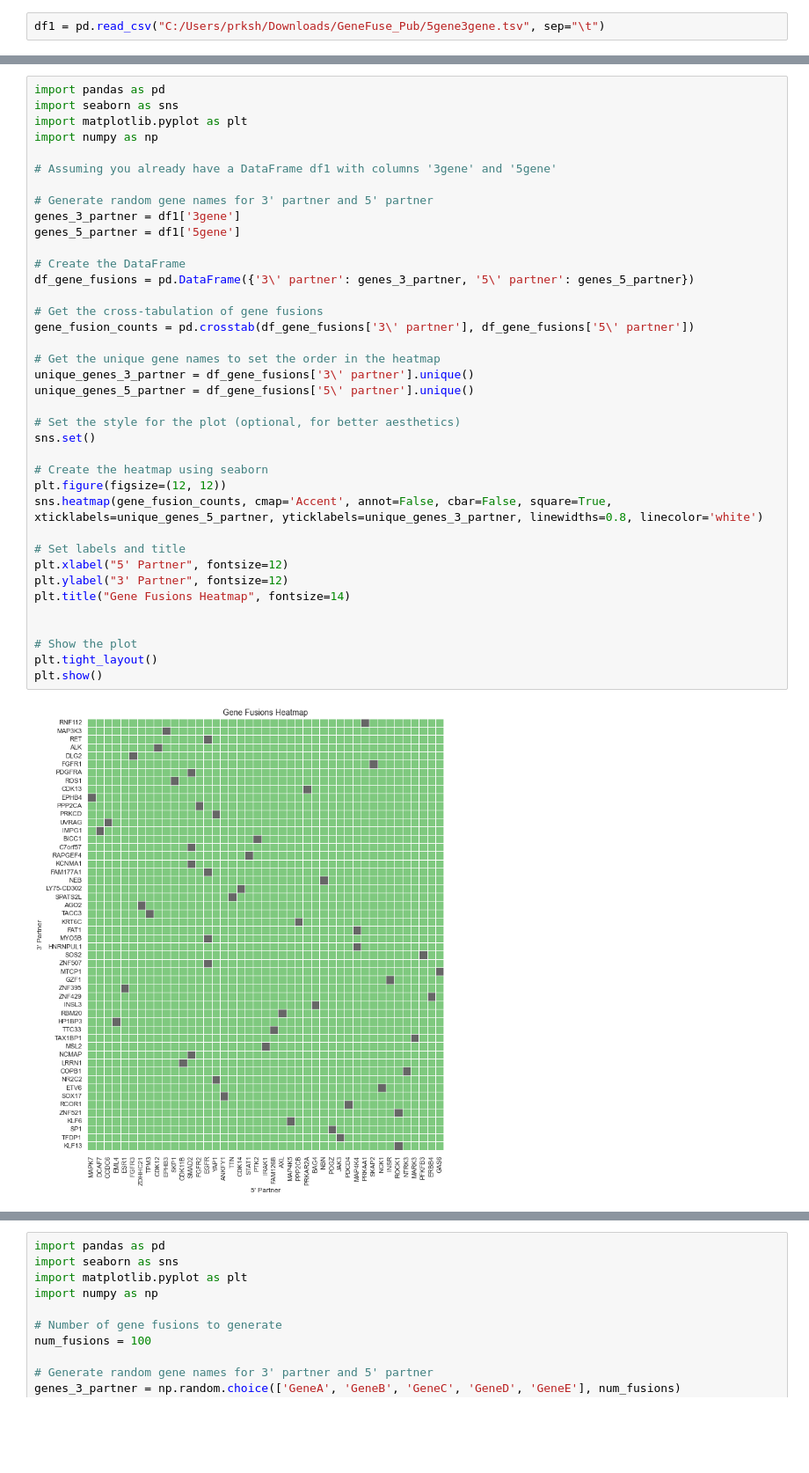
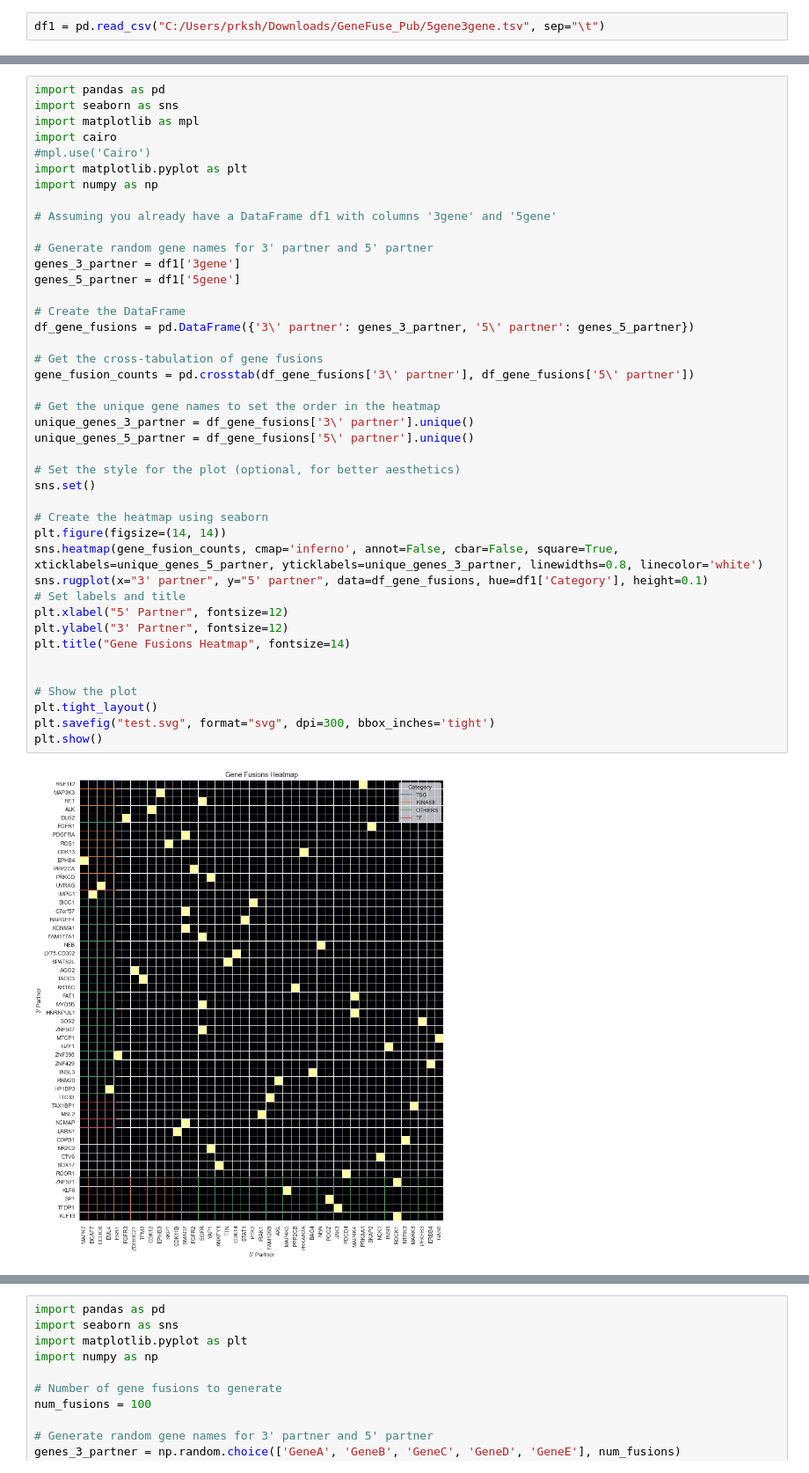
Before and after one commit to atomikkus/dsml-nov22-beginner-morning-tue, a Jupyter notebook: python_libs/numpy/IMDB-assignments.ipynb, the cells around one changed output, grey strips where cells are left out. Shown: that part at 88% size. Cells and saved outputs as stored; diff of their text form; blank space fills up the shorter version.

```diff
--- a/python_libs/numpy/IMDB-assignments.ipynb
+++ b/python_libs/numpy/IMDB-assignments.ipynb
@@ -316,40 +337,44 @@ plt.show()
 # %%
 import pandas as pd
 import seaborn as sns
+import matplotlib as mpl
+import cairo
+#mpl.use('Cairo')
 import matplotlib.pyplot as plt
 import numpy as np
 
 # Assuming you already have a DataFrame df1 with columns '3gene' and '5gene'
 
 # Generate random gene names for 3' partner and 5' partner
 genes_3_partner = df1['3gene']
 genes_5_partner = df1['5gene']
 
 # Create the DataFrame
 df_gene_fusions = pd.DataFrame({'3\' partner': genes_3_partner, '5\' partner': genes_5_partner})
 
 # Get the cross-tabulation of gene fusions
 gene_fusion_counts = pd.crosstab(df_gene_fusions['3\' partner'], df_gene_fusions['5\' partner'])
 
 # Get the unique gene names to set the order in the heatmap
 unique_genes_3_partner = df_gene_fusions['3\' partner'].unique()
 unique_genes_5_partner = df_gene_fusions['5\' partner'].unique()
 
 # Set the style for the plot (optional, for better aesthetics)
 sns.set()
 
 # Create the heatmap using seaborn
-plt.figure(figsize=(12, 12))
-sns.heatmap(gene_fusion_counts, cmap='Accent', annot=False, cbar=False, square=True, xticklabels=unique_genes_5_partner, yticklabels=unique_genes_3_partner, linewidths=0.8, linecolor='white')
-
+plt.figure(figsize=(14, 14))
+sns.heatmap(gene_fusion_counts, cmap='inferno', annot=False, cbar=False, square=True, xticklabels=unique_genes_5_partner, yticklabels=unique_genes_3_partner, linewidths=0.8, linecolor='white')
+sns.rugplot(x="3' partner", y="5' partner", data=df_gene_fusions, hue=df1['Category'], height=0.1)
 # Set labels and title
 plt.xlabel("5' Partner", fontsize=12)
 plt.ylabel("3' Partner", fontsize=12)
 plt.title("Gene Fusions Heatmap", fontsize=14)
 
 
 # Show the plot
 plt.tight_layout()
+plt.savefig("test.svg", format="svg", dpi=300, bbox_inches='tight')
 plt.show()
 # %% [output]
-[figure, old version]
+[figure, new version]
```
Also changed, not shown: parts of 8 cells of this notebook, 15 other files.
